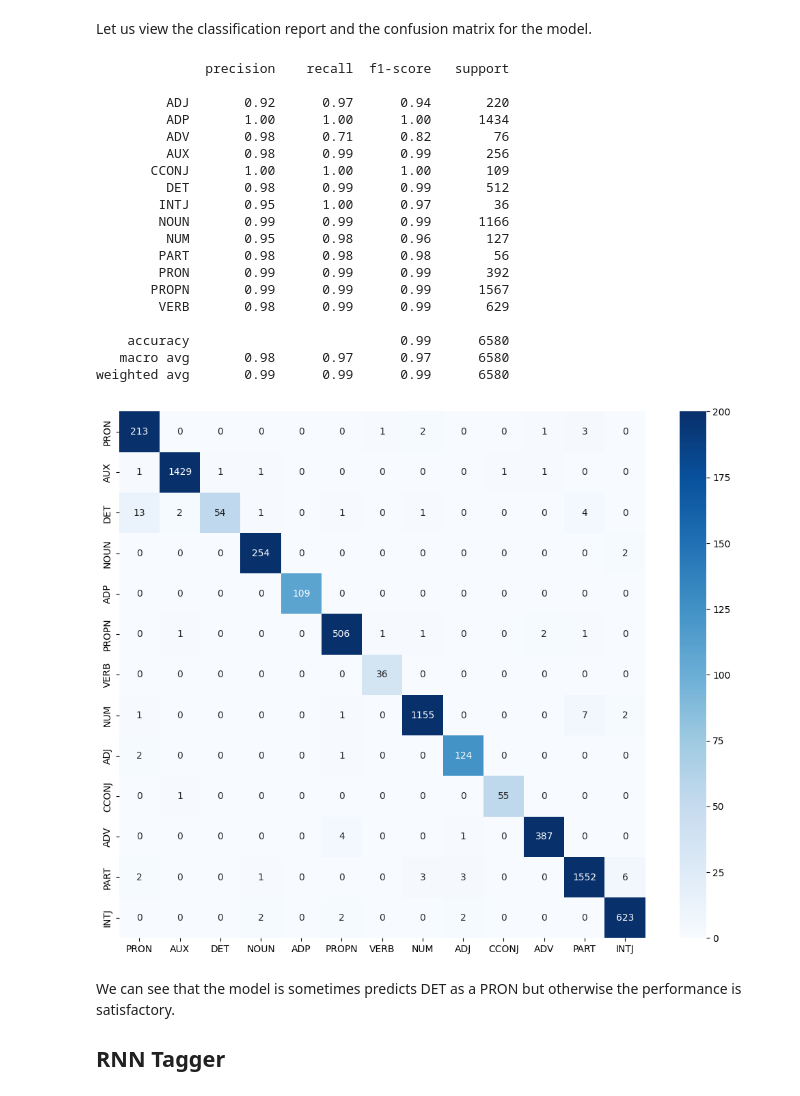
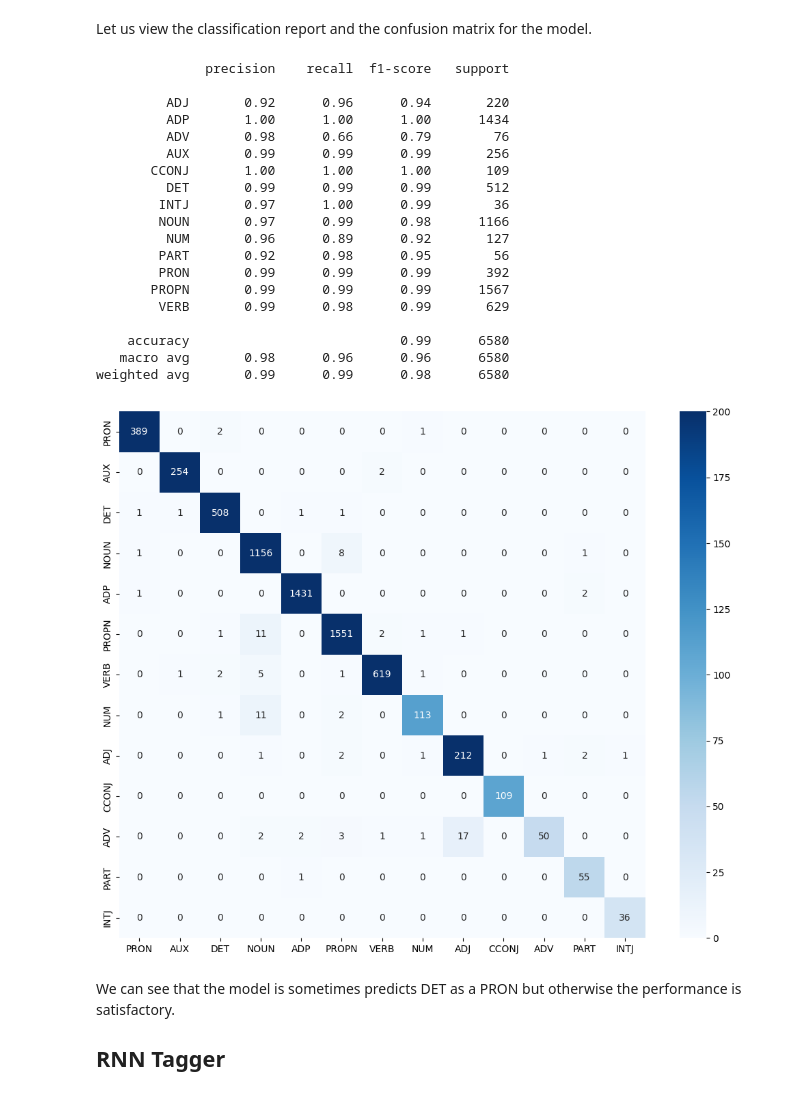
Before and after one commit to ashmitchamoli/Neural-POS-Tagging, a Jupyter notebook: AnnPosTagging.ipynb, the cells around one changed output. Cells and saved outputs as stored; diff of their text form; code cells hidden in the pictures.

```diff
--- a/AnnPosTagging.ipynb
+++ b/AnnPosTagging.ipynb
@@ -140,31 +140,31 @@ Let us view the classification report and the confusion matrix for the model.
 # %%
 annTagger.evaluateModel(testData)
 print(annTagger.classificationReport)
 
 plt.figure(figsize=(13, 10))
-sns.heatmap(annTagger.confusionMatrix, annot=True, square=True, fmt='d', cmap='Blues', vmax=200, xticklabels=posTagger.classes, yticklabels=posTagger.classes)
+sns.heatmap(annTagger.confusionMatrix, annot=True, square=True, fmt='d', cmap='Blues', vmax=200, xticklabels=lstmTagger.classes, yticklabels=lstmTagger.classes)
 plt.show()
 # %% [output]
               precision    recall  f1-score   support
 
-         ADJ       0.92      0.97      0.94       220
+         ADJ       0.92      0.96      0.94       220
          ADP       1.00      1.00      1.00      1434
-         ADV       0.98      0.71      0.82        76
-         AUX       0.98      0.99      0.99       256
+         ADV       0.98      0.66      0.79        76
+         AUX       0.99      0.99      0.99       256
        CCONJ       1.00      1.00      1.00       109
-         DET       0.98      0.99      0.99       512
-        INTJ       0.95      1.00      0.97        36
-        NOUN       0.99      0.99      0.99      1166
-         NUM       0.95      0.98      0.96       127
-        PART       0.98      0.98      0.98        56
+         DET       0.99      0.99      0.99       512
+        INTJ       0.97      1.00      0.99        36
+        NOUN       0.97      0.99      0.98      1166
+         NUM       0.96      0.89      0.92       127
+        PART       0.92      0.98      0.95        56
         PRON       0.99      0.99      0.99       392
        PROPN       0.99      0.99      0.99      1567
-        VERB       0.98      0.99      0.99       629
+        VERB       0.99      0.98      0.99       629
 
     accuracy                           0.99      6580
-   macro avg       0.98      0.97      0.97      6580
-weighted avg       0.99      0.99      0.99      6580
+   macro avg       0.98      0.96      0.96      6580
+weighted avg       0.99      0.99      0.98      6580
-[figure, old version]
+[figure, new version]
 # %% [markdown]
 We can see that the model is sometimes predicts DET as a PRON but otherwise the performance is satisfactory.
 
```
Also changed, not shown: parts of 15 cells of this notebook, 51 other files.
